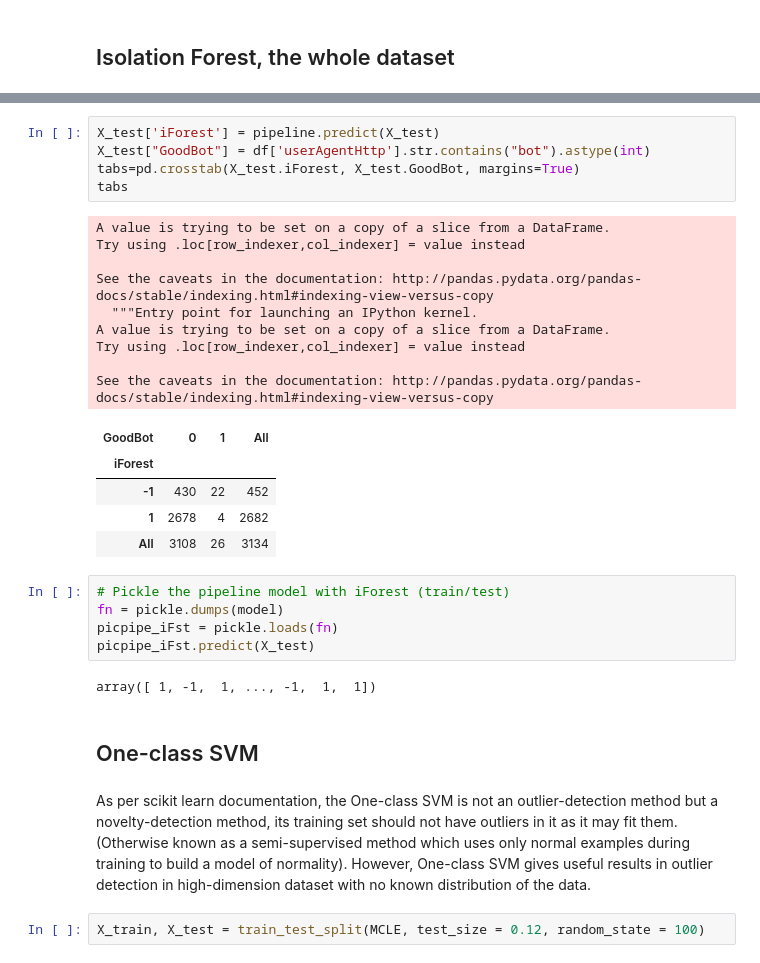
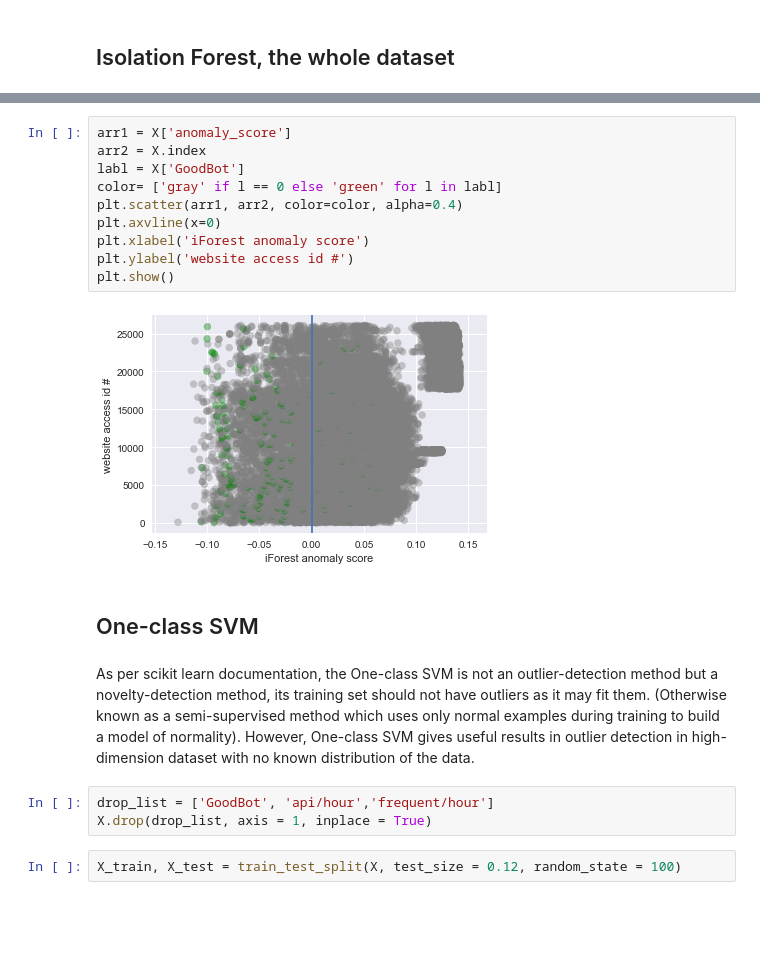
Before and after one commit to astarr8181/fp_bots, a Jupyter notebook: Anomaly_Detection.ipynb, the cells around one changed output, grey strips where cells are left out. Drawn from its saved outputs; the diff is of its cells as text; blank space fills up the shorter version.

```diff
--- a/Anomaly_Detection.ipynb
+++ b/Anomaly_Detection.ipynb
@@ -130,34 +178,22 @@ plt.show()
-# %%
-X_test['iForest'] = pipeline.predict(X_test)
-X_test["GoodBot"] = df['userAgentHttp'].str.contains("bot").astype(int)
-tabs=pd.crosstab(X_test.iForest, X_test.GoodBot, margins=True)
-tabs
-# %% [output]
-A value is trying to be set on a copy of a slice from a DataFrame.
-Try using .loc[row_indexer,col_indexer] = value instead
-
-See the caveats in the documentation: http://pandas.pydata.org/pandas-docs/stable/indexing.html#indexing-view-versus-copy
-  """Entry point for launching an IPython kernel.
-A value is trying to be set on a copy of a slice from a DataFrame.
-Try using .loc[row_indexer,col_indexer] = value instead
-
-See the caveats in the documentation: http://pandas.pydata.org/pandas-docs/stable/indexing.html#indexing-view-versus-copy
-| GoodBot | 0 | 1 | All |
-| iForest |  |  |  |
-| -1 | 430 | 22 | 452 |
-| 1 | 2678 | 4 | 2682 |
-| All | 3108 | 26 | 3134 |
-# %%
-# Pickle the pipeline model with iForest (train/test)
-fn = pickle.dumps(model)
-picpipe_iFst = pickle.loads(fn)
-picpipe_iFst.predict(X_test)
-# %% [output]
-array([ 1, -1,  1, ..., -1,  1,  1])
+# %%
+arr1 = X['anomaly_score']
+arr2 = X.index
+labl = X['GoodBot']
+color= ['gray' if l == 0 else 'green' for l in labl]
+plt.scatter(arr1, arr2, color=color, alpha=0.4)
+plt.axvline(x=0)
+plt.xlabel('iForest anomaly score')
+plt.ylabel('website access id #')
+plt.show()
+# %% [output]
+[figure, added]
 # %% [markdown]
 ## One-class SVM
 # %% [markdown]
-As per scikit learn documentation, the One-class SVM is not an outlier-detection method but a novelty-detection method, its training set should not have outliers in it as it may fit them. (Otherwise known as a semi-supervised method which uses only normal examples during training  to build a model of normality). However, One-class SVM gives useful results in outlier detection in high-dimension dataset with no known distribution of the data.
+As per scikit learn documentation, the One-class SVM is not an outlier-detection method but a novelty-detection method, its training set should not have outliers as it may fit them. (Otherwise known as a semi-supervised method which uses only normal examples during training  to build a model of normality). However, One-class SVM gives useful results in outlier detection in high-dimension dataset with no known distribution of the data.
+# %%
+drop_list = ['GoodBot', 'api/hour','frequent/hour']
+X.drop(drop_list, axis = 1, inplace = True)
 # %%
-X_train, X_test = train_test_split(MCLE, test_size = 0.12, random_state = 100)
+X_train, X_test = train_test_split(X, test_size = 0.12, random_state = 100)
 # %%
```
Also changed, not shown: parts of 53 cells of this notebook.
